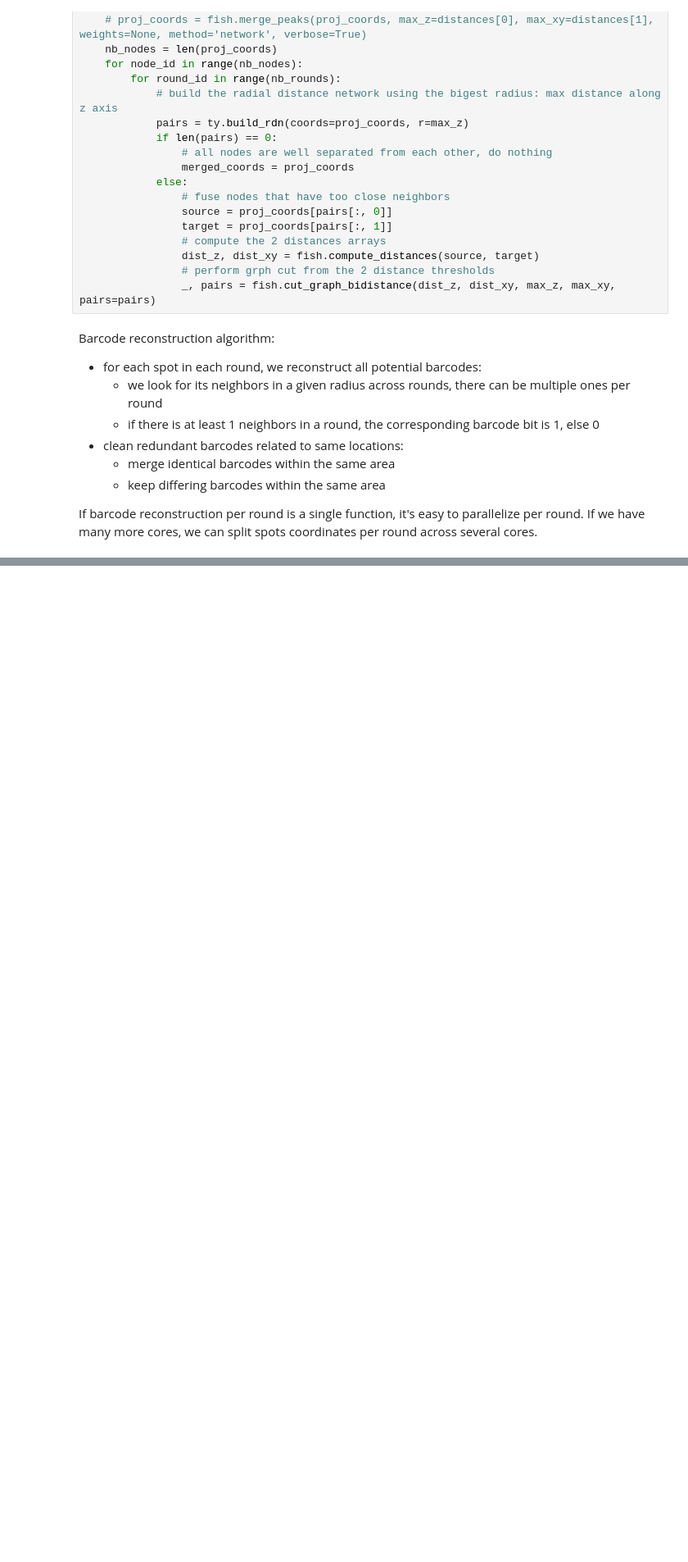
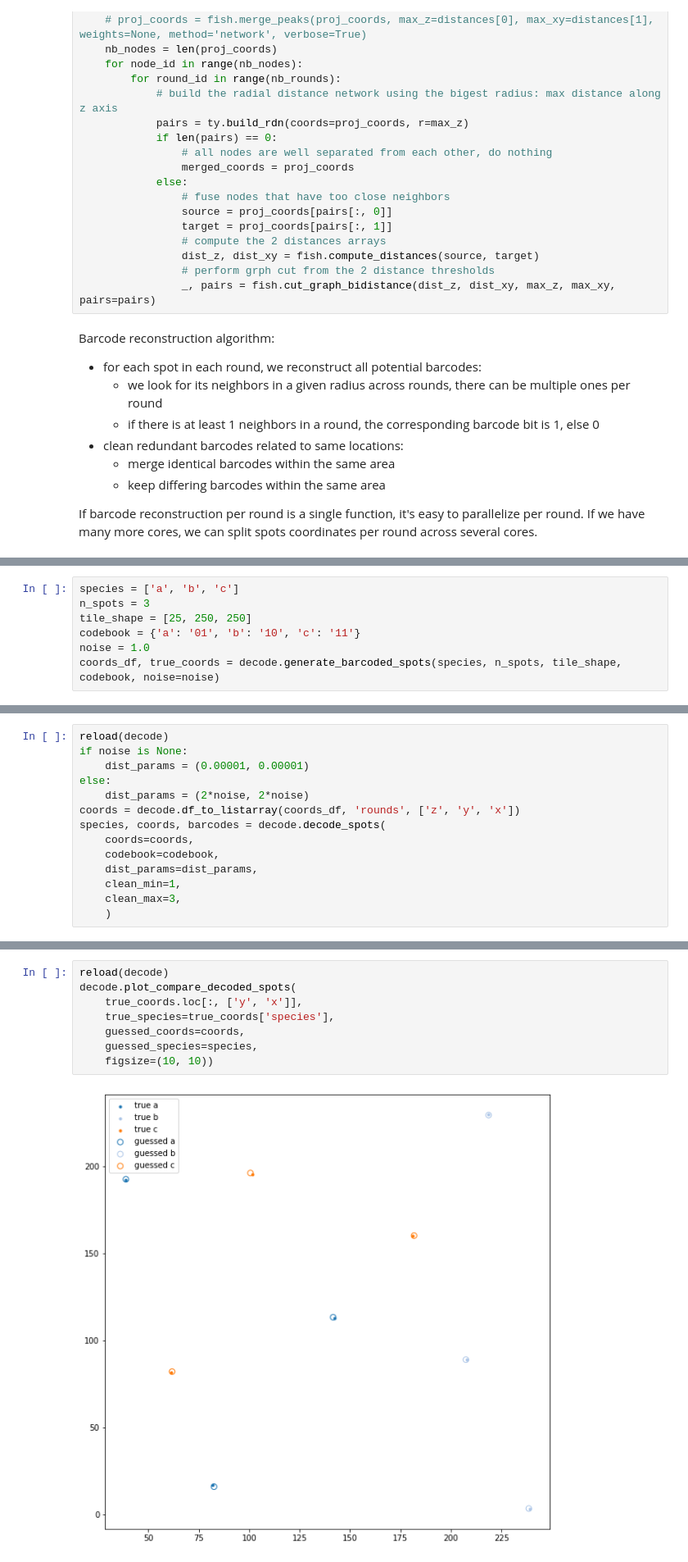
Before and after one commit to QI2lab/localize-psf, a Jupyter notebook: notebooks/decode_FISH.ipynb, the cells around one changed output, grey strips where cells are left out. Shown at 82% size. Saved outputs shown, nothing was run; the diff lists cells and outputs as text; blank space fills up the shorter version.

```diff
--- a/notebooks/decode_FISH.ipynb
+++ b/notebooks/decode_FISH.ipynb
@@ -889,0 +221,7 @@ barcodes
+# %%
+species = ['a', 'b', 'c']
+n_spots = 3
+tile_shape = [25, 250, 250]
+codebook = {'a': '01', 'b': '10', 'c': '11'}
+noise = 1.0
+coords_df, true_coords = decode.generate_barcoded_spots(species, n_spots, tile_shape, codebook, noise=noise)
@@ -889,0 +244,14 @@ barcodes
+# %%
+reload(decode)
+if noise is None:
+    dist_params = (0.00001, 0.00001)
+else:
+    dist_params = (2*noise, 2*noise)
+coords = decode.df_to_listarray(coords_df, 'rounds', ['z', 'y', 'x'])
+species, coords, barcodes = decode.decode_spots(
+    coords=coords,
+    codebook=codebook,
+    dist_params=dist_params,
+    clean_min=1,
+    clean_max=3,
+    )
@@ -906,0 +287,10 @@ coords
+# %%
+reload(decode)
+decode.plot_compare_decoded_spots(
+    true_coords.loc[:, ['y', 'x']],
+    true_species=true_coords['species'],
+    guessed_coords=coords,
+    guessed_species=species,
+    figsize=(10, 10))
+# %% [output]
+[figure, added]
```
Also changed, not shown: parts of 24 cells of this notebook, 1 other file.
